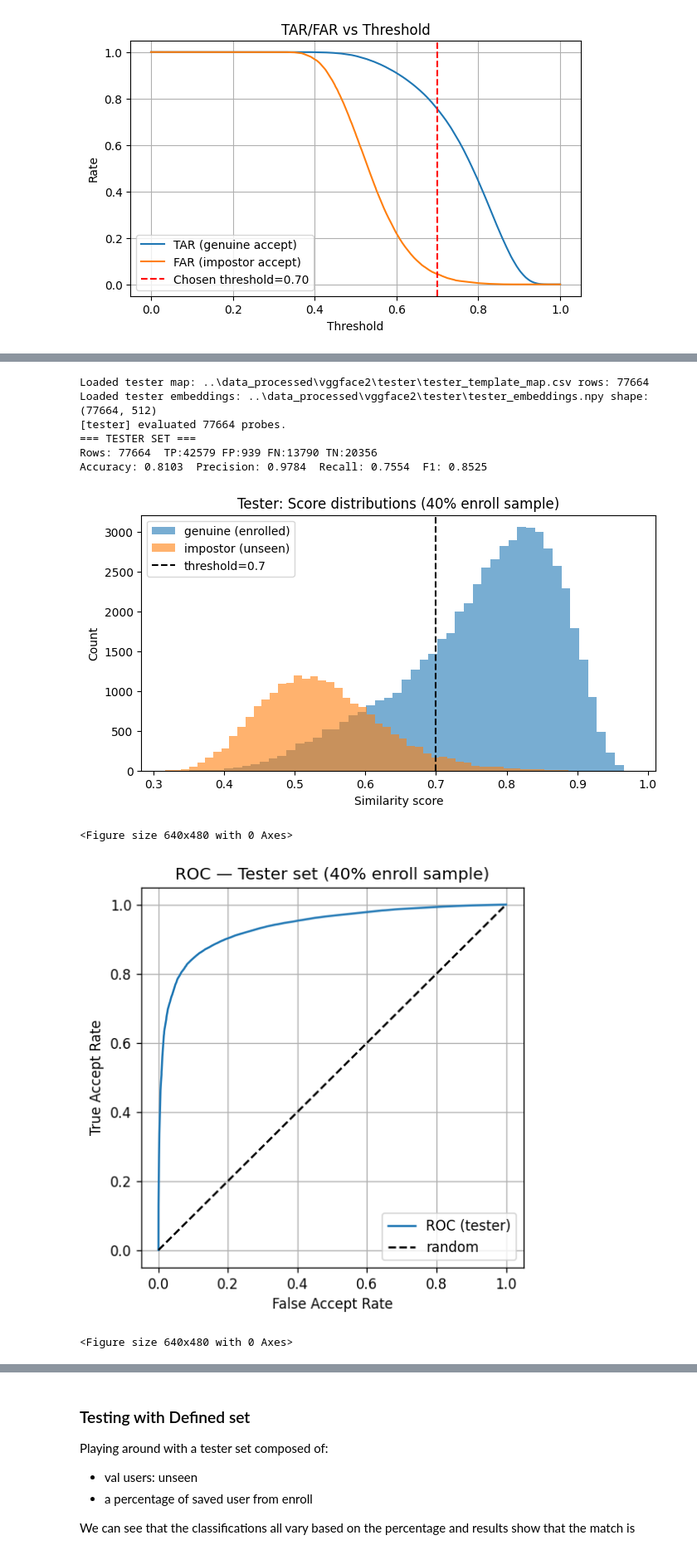
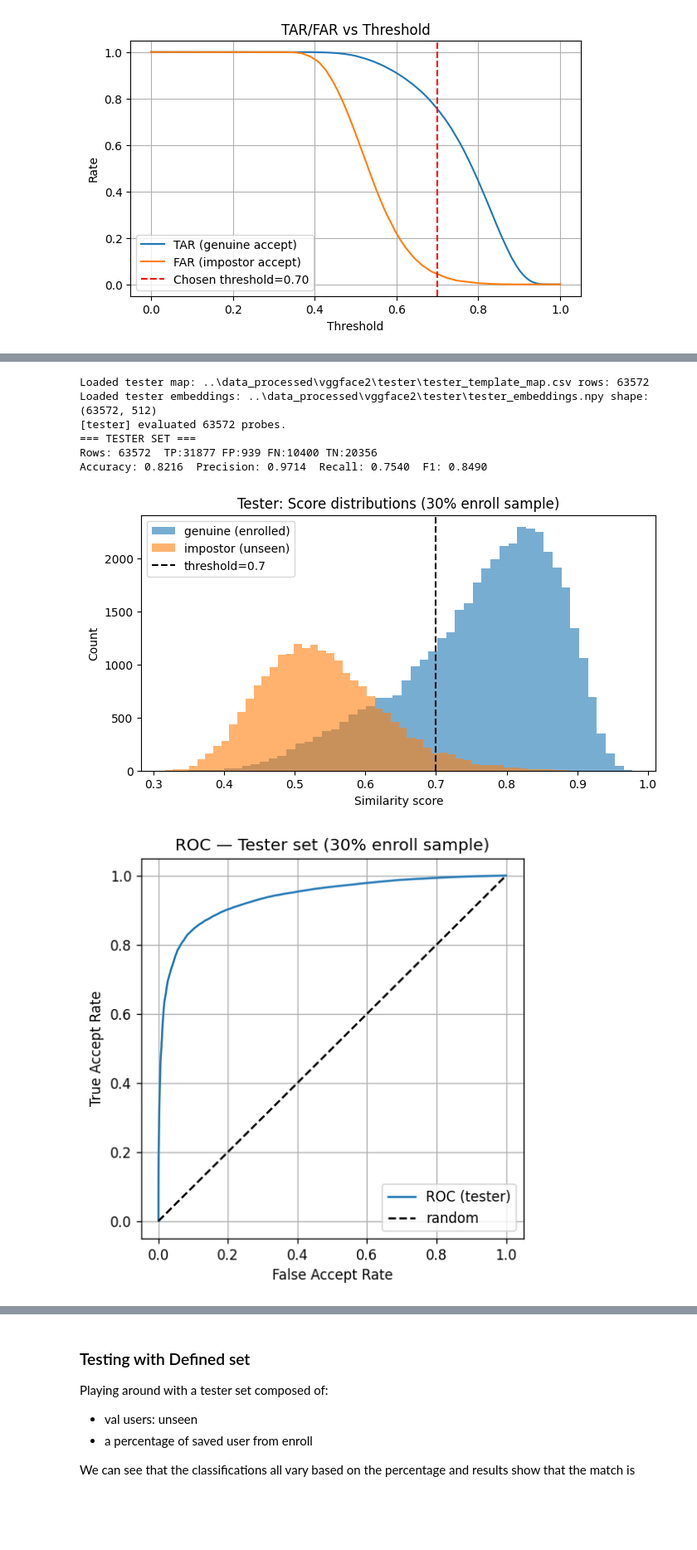
Before and after one commit to yukkigu/contactless-authentication-liveness-detection, a Jupyter notebook: notebooks/06_identity.ipynb, the cells around one changed output, grey strips where cells are left out. Shown: that part at 83% size. Saved outputs shown, nothing was run; the diff lists cells and outputs as text; code cells hidden in the pictures; blank space fills up the shorter version.

Commit message:
Updated saved images

```diff
--- a/notebooks/06_identity.ipynb
+++ b/notebooks/06_identity.ipynb
@@ -708,48 +706,47 @@ print(f"Rows: {len(df_tester)}  TP:{TP} FP:{FP} FN:{FN} TN:{TN}")
 print(f"Accuracy: {acc:.4f}  Precision: {prec:.4f}  Recall: {rec:.4f}  F1: {f1:.4f}")
 
 # histograms
+os.makedirs("../evaluation", exist_ok=True)
+
 plt.figure(figsize=(8,4))
 plt.hist(scores_t[y_t_true==1], bins=50, alpha=0.6, label="genuine (enrolled)")
 plt.hist(scores_t[y_t_true==0], bins=50, alpha=0.6, label="impostor (unseen)")
 plt.axvline(ID_THRESH, color='black', linestyle='--', label=f"threshold={ID_THRESH}")
 plt.xlabel("Similarity score")
 plt.ylabel("Count")
-plt.title("Tester: Score distributions (40% enroll sample)")
+plt.title("Tester: Score distributions (30% enroll sample)")
 plt.legend()
+plt.savefig("../evaluation/identity_score_histogram_tester_30.png")
 plt.show()
-os.makedirs("../evaluation", exist_ok=True)
-plt.savefig("../evaluation/identity_score_histogram_tester_40.png")
 
 # ROC for tester
 scores_pos = scores_t[y_t_true==1]
 scores_neg = scores_t[y_t_true==0]
 thresholds = np.linspace(0.0, 1.0, 500)
 def compute_roc_local(pos, neg, thr):
     tprs, fprs = [], []
     for th in thr:
         tprs.append((pos >= th).mean() if len(pos)>0 else 0.0)
         fprs.append((neg >= th).mean() if len(neg)>0 else 0.0)
     return np.array(fprs), np.array(tprs)
 
 fprs_t, tprs_t = compute_roc_local(scores_pos, scores_neg, thresholds)
 plt.figure(figsize=(5,5), dpi=120)
 plt.plot(fprs_t, tprs_t, label="ROC (tester)")
 plt.plot([0,1],[0,1],'k--', label="random")
 plt.xlabel("False Accept Rate")
 plt.ylabel("True Accept Rate")
-plt.title("ROC — Tester set (40% enroll sample)")
+plt.title("ROC — Tester set (30% enroll sample)")
 plt.grid(True)
 plt.legend()
+plt.savefig("../evaluation/identity_roc_curve_tester_30.png")
 plt.show()
-plt.savefig("../evaluation/identity_roc_curve_tester_40.png")
 # %% [output]
-Loaded tester map: ..\data_processed\vggface2\tester\tester_template_map.csv rows: 77664
-Loaded tester embeddings: ..\data_processed\vggface2\tester\tester_embeddings.npy shape: (77664, 512)
-[tester] evaluated 77664 probes.
+Loaded tester map: ..\data_processed\vggface2\tester\tester_template_map.csv rows: 63572
+Loaded tester embeddings: ..\data_processed\vggface2\tester\tester_embeddings.npy shape: (63572, 512)
+[tester] evaluated 63572 probes.
 === TESTER SET ===
-Rows: 77664  TP:42579 FP:939 FN:13790 TN:20356
-Accuracy: 0.8103  Precision: 0.9784  Recall: 0.7554  F1: 0.8525
+Rows: 63572  TP:31877 FP:939 FN:10400 TN:20356
+Accuracy: 0.8216  Precision: 0.9714  Recall: 0.7540  F1: 0.8490
-[figure, old version]
+[figure, new version]
-<Figure size 640x480 with 0 Axes>
 [figure]
-<Figure size 640x480 with 0 Axes>
```
Also changed, not shown: parts of 9 cells of this notebook, 21 other files.
